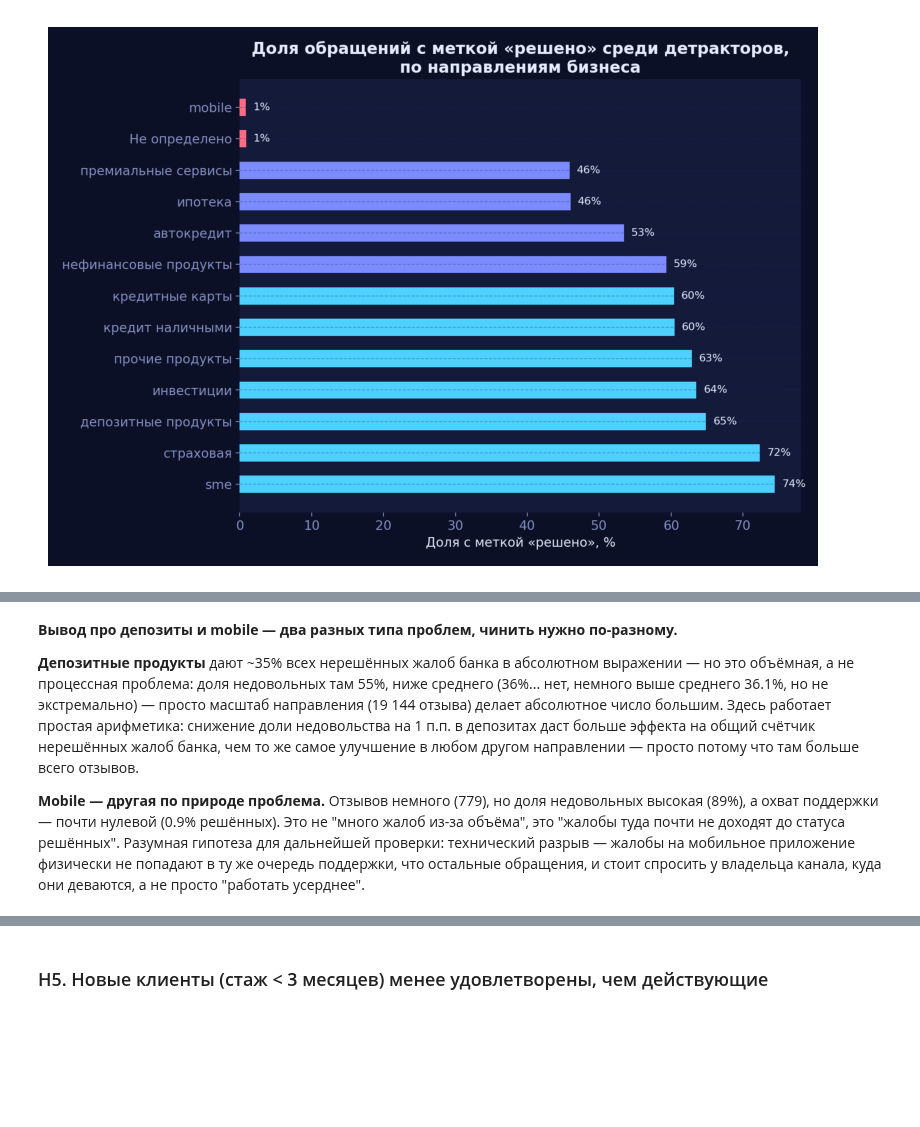
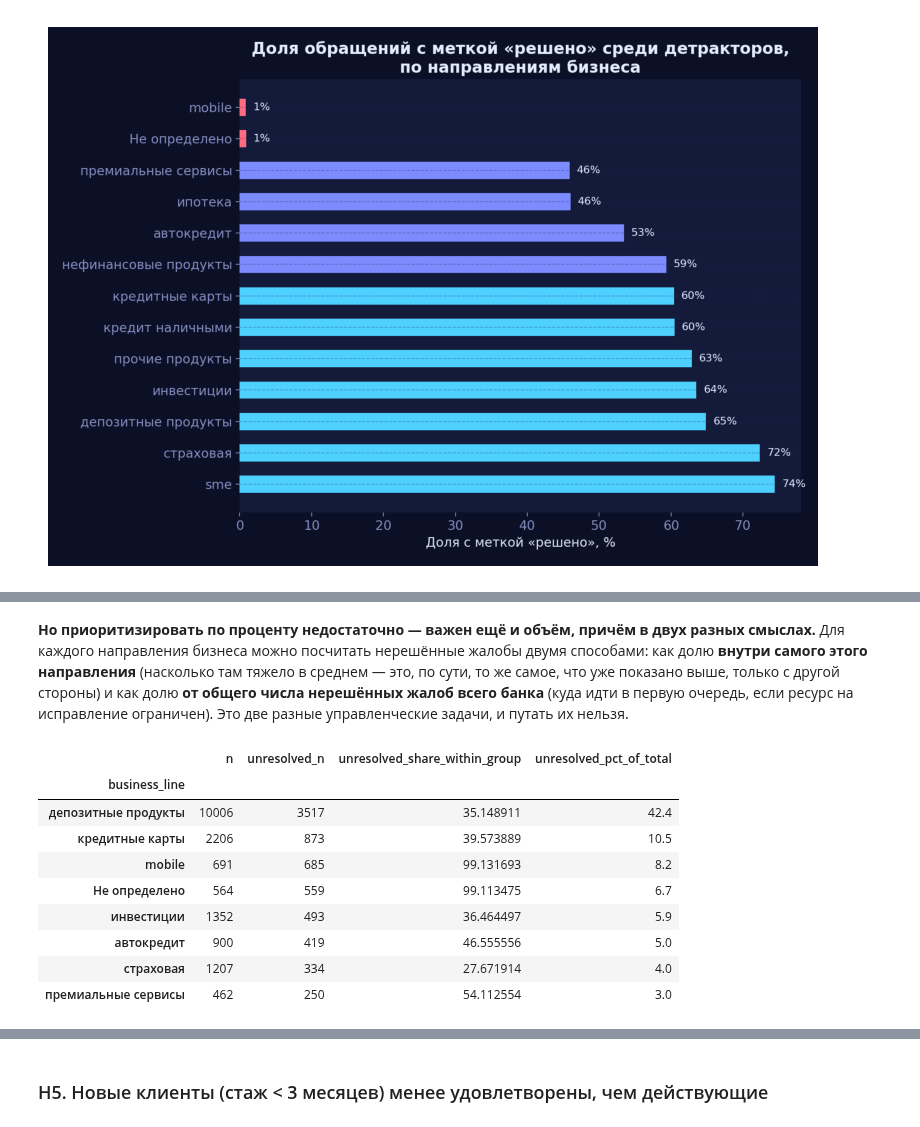
Before and after one commit to kruasanchikk1/tbank-reviews-analysis, a Jupyter notebook: tbank_reviews_analysis.ipynb, the cells around one changed output, grey strips where cells are left out. Drawn from its saved outputs; the diff is of its cells as text; code cells hidden in the pictures; blank space fills up the shorter version.

```diff
--- a/tbank_reviews_analysis.ipynb
+++ b/tbank_reviews_analysis.ipynb
@@ -217,0 +210,12 @@ plt.figure(figsize=(10, 6)); plt.imshow(img); plt.axis('off'); plt.show()
+# %%
+df['segment_merged'] = df['segment_name'].replace({
+    'Высокодоходные без ПМ': 'Высокодоходные',
+    'Высокодоходные с ПМ': 'Высокодоходные',
+})
+order = ['Защищенные', 'Малодоходные', 'Доходные', 'Высокодоходные']
+seg_stats = df.groupby('segment_merged', observed=True)['is_detractor'].agg(['mean', 'count']).reindex(order)
+print(seg_stats)
+
+groups = [g['is_detractor'].values for _, g in df.dropna(subset=['segment_merged']).groupby('segment_merged', observed=True)]
+f_stat, p = f_oneway(*groups)
+print(f'\nANOVA (4 однородные группы по доходу): F = {f_stat:.1f}, p = {p:.2e}')
@@ -323,6 +383,22 @@ plt.figure(figsize=(11, 7)); plt.imshow(img); plt.axis('off'); plt.show()
-# %% [markdown]
-**Вывод про депозиты и mobile — два разных типа проблем, чинить нужно по-разному.**
-
-**Депозитные продукты** дают ~35% всех нерешённых жалоб банка в абсолютном выражении — но это объёмная, а не процессная проблема: доля недовольных там 55%, ниже среднего (36%... нет, немного выше среднего 36.1%, но не экстремально) — просто масштаб направления (19 144 отзыва) делает абсолютное число большим. Здесь работает простая арифметика: снижение доли недовольства на 1 п.п. в депозитах даст больше эффекта на общий счётчик нерешённых жалоб банка, чем то же самое улучшение в любом другом направлении — просто потому что там больше всего отзывов.
-
-**Mobile — другая по природе проблема.** Отзывов немного (779), но доля недовольных высокая (89%), а охват поддержки — почти нулевой (0.9% решённых). Это не "много жалоб из-за объёма", это "жалобы туда почти не доходят до статуса решённых". Разумная гипотеза для дальнейшей проверки: технический разрыв — жалобы на мобильное приложение физически не попадают в ту же очередь поддержки, что остальные обращения, и стоит спросить у владельца канала, куда они деваются, а не просто "работать усерднее".
+# %% [markdown]
+**Но приоритизировать по проценту недостаточно — важен ещё и объём, причём в двух разных смыслах.** Для каждого направления бизнеса можно посчитать нерешённые жалобы двумя способами: как долю **внутри самого этого направления** (насколько там тяжело в среднем — это, по сути, то же самое, что уже показано выше, только с другой стороны) и как долю **от общего числа нерешённых жалоб всего банка** (куда идти в первую очередь, если ресурс на исправление ограничен). Это две разные управленческие задачи, и путать их нельзя.
+# %%
+bl2 = neg.groupby('business_line').agg(n=('is_detractor', 'size'),
+                                        resolved_share=('solution_flg', lambda s: (s == 'проблема решена').mean()))
+bl2['unresolved_share_within_group'] = (1 - bl2['resolved_share']) * 100  # тяжесть внутри направления
+bl2['unresolved_n'] = (bl2['n'] * (1 - bl2['resolved_share'])).round(0).astype(int)
+total_unresolved = bl2['unresolved_n'].sum()
+bl2['unresolved_pct_of_total'] = (bl2['unresolved_n'] / total_unresolved * 100).round(1)  # приоритет для банка в целом
+bl2 = bl2[bl2['n'] >= 100].sort_values('unresolved_n', ascending=False)
+bl2[['n', 'unresolved_n', 'unresolved_share_within_group', 'unresolved_pct_of_total']].head(8)
+# %% [output]
+|  | n | unresolved_n | unresolved_share_within_group | unresolved_pct_of_total |
+| business_line |  |  |  |  |
+| депозитные продукты | 10006 | 3517 | 35.148911 | 42.4 |
+| кредитные карты | 2206 | 873 | 39.573889 | 10.5 |
+| mobile | 691 | 685 | 99.131693 | 8.2 |
+| Не определено | 564 | 559 | 99.113475 | 6.7 |
+| инвестиции | 1352 | 493 | 36.464497 | 5.9 |
+| автокредит | 900 | 419 | 46.555556 | 5.0 |
+| страховая | 1207 | 334 | 27.671914 | 4.0 |
+| премиальные сервисы | 462 | 250 | 54.112554 | 3.0 |
```
Also changed, not shown: parts of 24 cells of this notebook, 3 other files.
